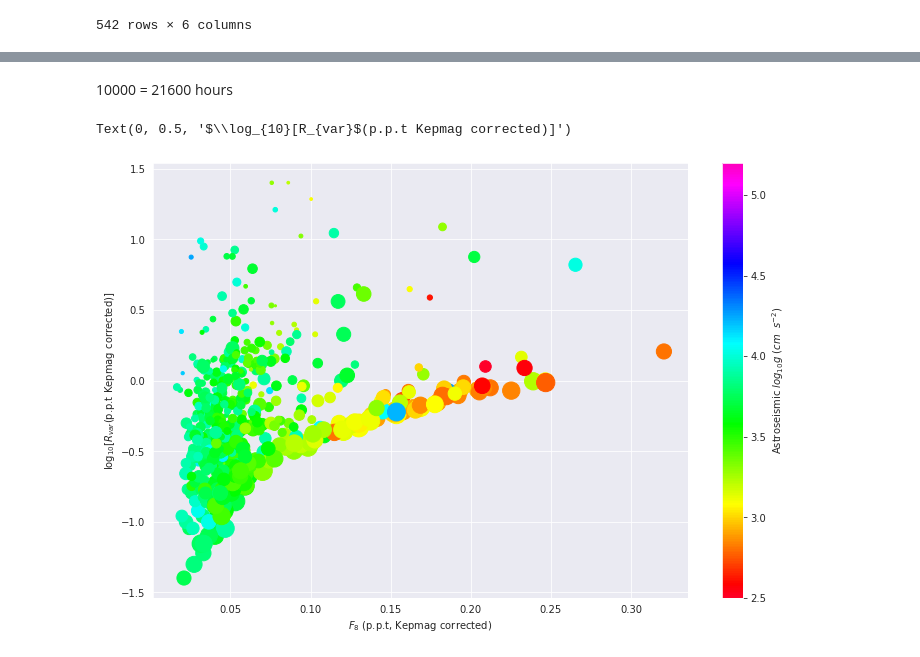
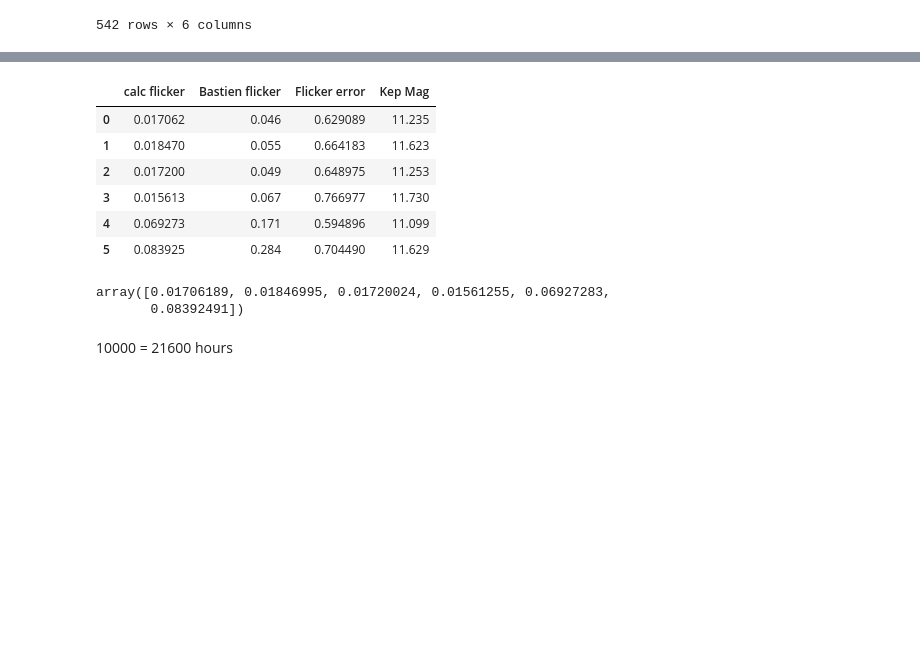
Before and after one commit to Srivardini11/lark, a Jupyter notebook: Photometric_Flicker_Revisited.ipynb, the cells around one changed output, grey strips where cells are left out. Drawn from its saved outputs; the diff is of its cells as text; code cells hidden in the pictures; blank space fills up the shorter version.

```diff
--- a/Photometric_Flicker_Revisited.ipynb
+++ b/Photometric_Flicker_Revisited.ipynb
@@ -126,2 +190,18 @@ for id in df['KepID']:
+# %%
+table
+# %% [output]
+|  | calc flicker | Bastien flicker | Flicker error | Kep Mag |
+| 0 | 0.017062 | 0.046 | 0.629089 | 11.235 |
+| 1 | 0.018470 | 0.055 | 0.664183 | 11.623 |
+| 2 | 0.017200 | 0.049 | 0.648975 | 11.253 |
+| 3 | 0.015613 | 0.067 | 0.766977 | 11.730 |
+| 4 | 0.069273 | 0.171 | 0.594896 | 11.099 |
+| 5 | 0.083925 | 0.284 | 0.704490 | 11.629 |
+# %%
+ flickers = np.array(flr_rms_list)/1000
+ flickers
+# %% [output]
+array([0.01706189, 0.01846995, 0.01720024, 0.01561255, 0.06927283,
+       0.08392491])
 # %% [markdown]
 10000 = 21600 hours
@@ -132,13 +207,0 @@ df['F_8(LK)']=flickers
-# %%
-x = df['F_8(Corr)']
-y = np.log10(df['R(Corr)'])
-c = df['LogG']
-s = df['Zcross']
-plt.figure(figsize = (12,8))
-img = plt.scatter(x,y,c=c*0.9,s=s*1.5,cmap='gist_rainbow',vmin=2.5,vmax=5.2)
-plt.colorbar(img,label=r'Astroseismic $log_{10}g$ ($cm$  $s^{-2}$)')
-plt.xlabel(r'$F_8$ (p.p.t, Kepmag corrected)')
-plt.ylabel(r'$\log_{10}[R_{var}$(p.p.t Kepmag corrected)]')
-# %% [output]
-Text(0, 0.5, '$\\log_{10}[R_{var}$(p.p.t Kepmag corrected)]')
-[figure, removed]
```
Also changed, not shown: parts of 17 cells of this notebook.
